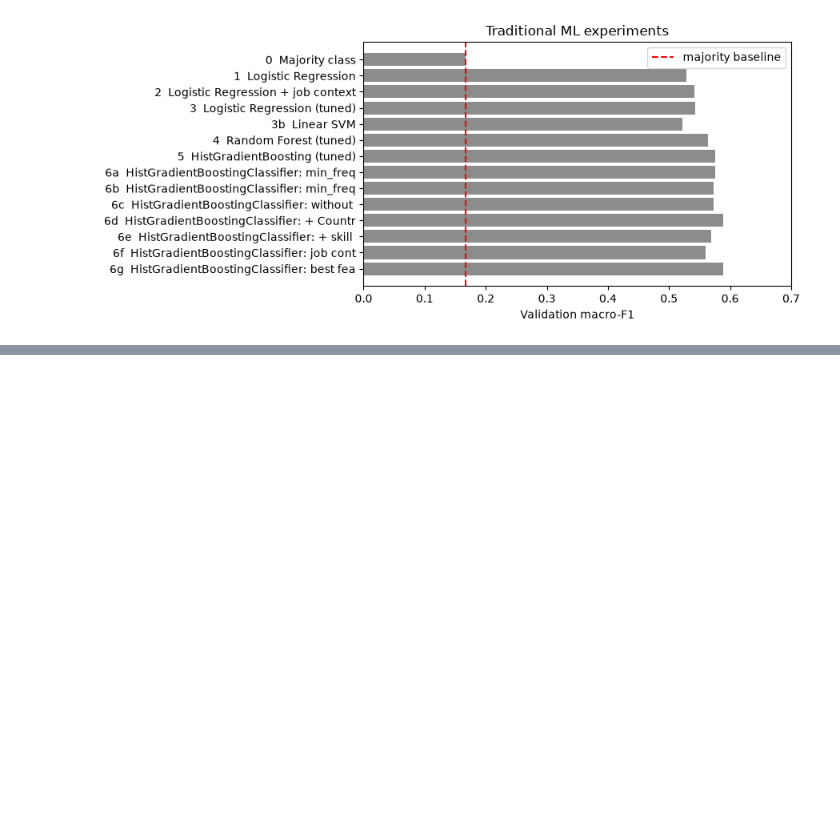
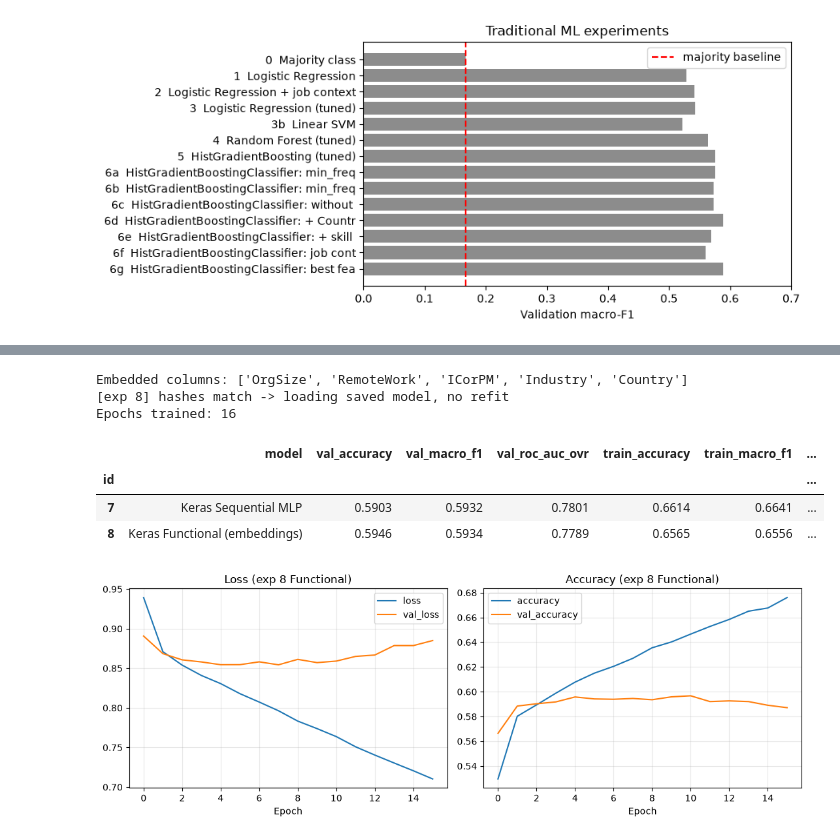
Before and after one commit to dusengepeggy/kodi-pay-summative, a Jupyter notebook: notebooks/01_main_analysis.ipynb, the cells around one changed output, grey strips where cells are left out. Drawn from its saved outputs; the diff is of its cells as text; code cells hidden in the pictures; blank space fills up the shorter version.

```diff
--- a/notebooks/01_main_analysis.ipynb
+++ b/notebooks/01_main_analysis.ipynb
@@ -719,0 +840,27 @@ ax.legend(); plt.tight_layout(); plt.savefig(f"{FIG}/classic_experiments.png", d
+# %%
+cat_cols = list(JOB_CONTEXT if DL_PRE.get("use_job_context") else []) + \
+           (["Country"] if DL_PRE.get("use_country") else [])
+if not cat_cols:
+    cat_cols = list(JOB_CONTEXT)  # the architecture needs categoricals to embed
+pre_kw8 = {**DL_PRE, "use_job_context": False, "use_country": False}  # categoricals go to embeddings
+print("Embedded columns:", cat_cols)
+
+func = ktracker.run(8, "Keras Functional (embeddings)",
+    KerasPipeline(kind="functional", cat_cols=cat_cols, pre_kwargs=pre_kw8,
+                  hidden=(256, 128), dropout=0.3, lr=1e-3, batch_size=256,
+                  epochs=100, patience=8, seed=SEED),
+    settings={"arch": "dense branch 256 + embeddings -> concat -> 128 -> softmax",
+              "embedded": cat_cols, "lr": 1e-3, "batch": 256},
+    note="architecture change")
+print("Epochs trained:", len(func.history_["loss"]))
+display(show_k(7, 8))
+plot_history(func.history_, "(exp 8 Functional)", name="exp8_history.png"); plt.show()
+# %% [output]
+Embedded columns: ['OrgSize', 'RemoteWork', 'ICorPM', 'Industry', 'Country']
+[exp 8] hashes match -> loading saved model, no refit
+Epochs trained: 16
+|  | model | val_accuracy | val_macro_f1 | val_roc_auc_ovr | train_accuracy | train_macro_f1 | ... |
+| id |  |  |  |  |  |  | ... |
+| 7 | Keras Sequential MLP | 0.5903 | 0.5932 | 0.7801 | 0.6614 | 0.6641 | ... |
+| 8 | Keras Functional (embeddings) | 0.5946 | 0.5934 | 0.7789 | 0.6565 | 0.6556 | ... |
+[figure, added]
```
Also changed, not shown: parts of 81 cells of this notebook, 40 other files.
